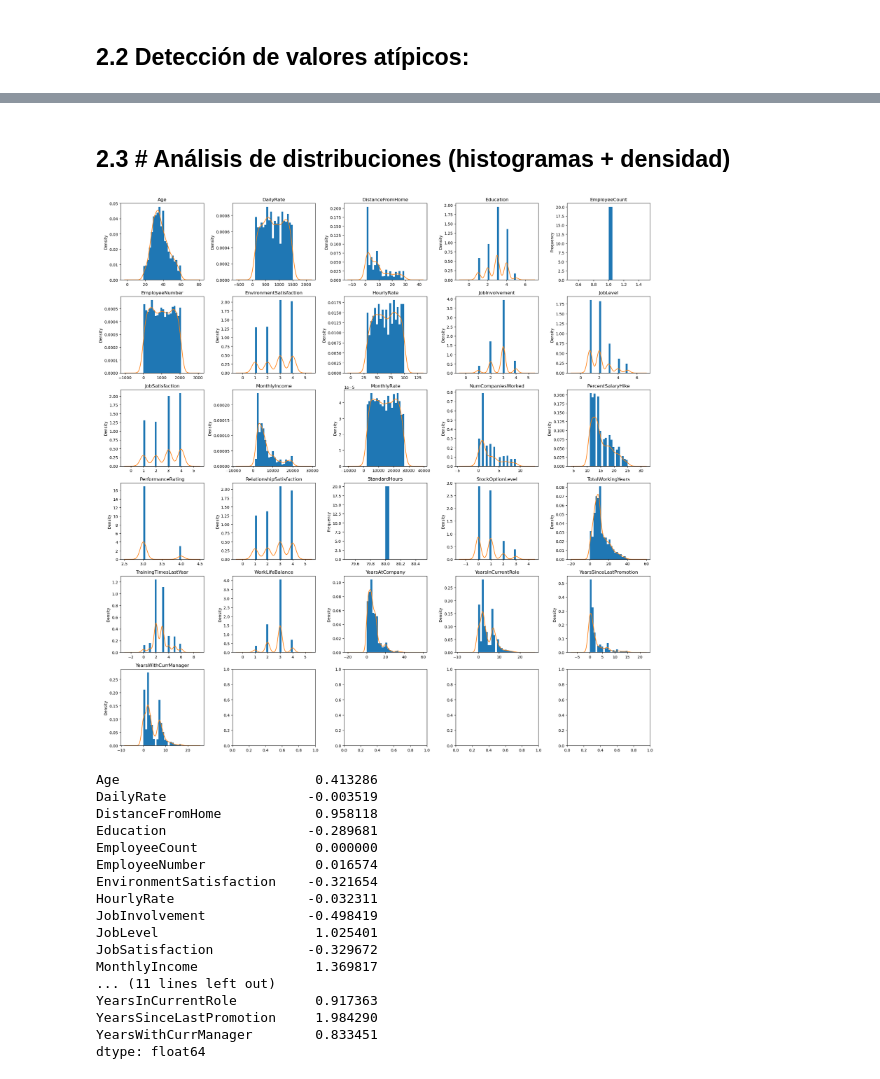
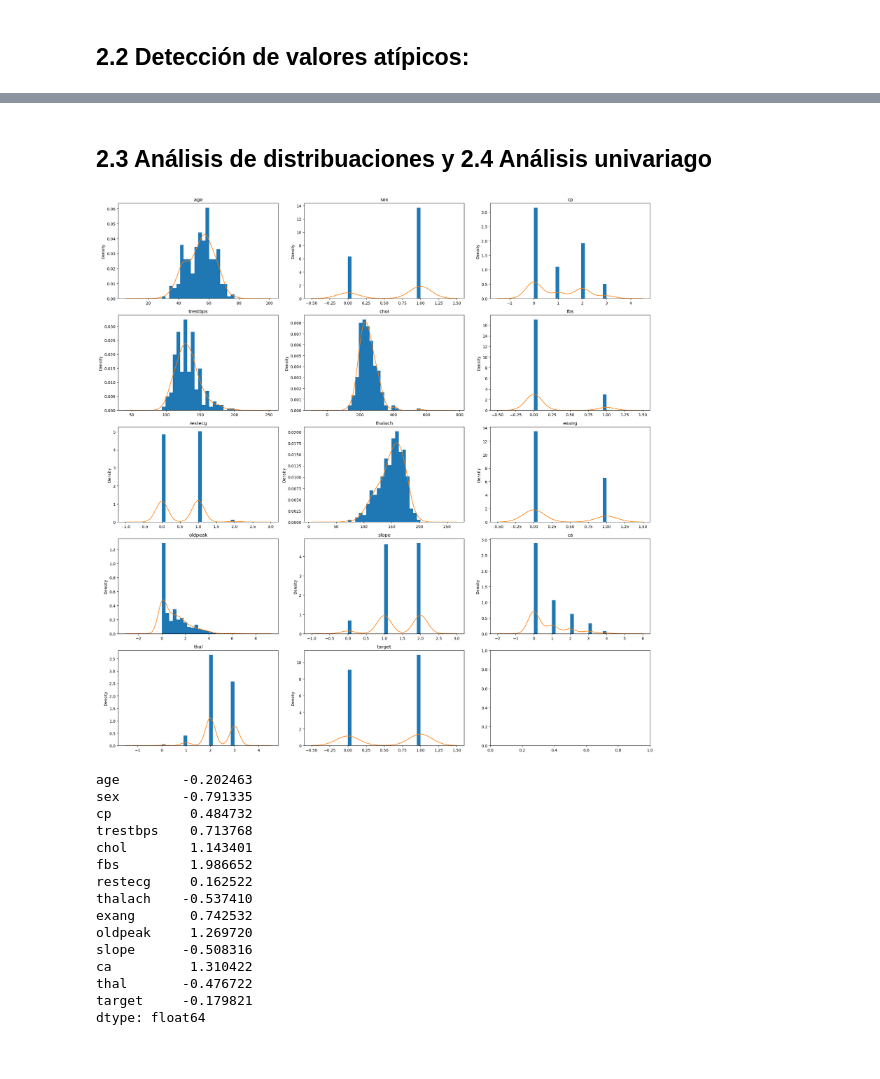
Before and after one commit to TiagoV69/analisis-datos-evento2-grupo7, a Jupyter notebook: 02_eda/02_eda_hr.ipynb, the cells around one changed output, grey strips where cells are left out. Cells and saved outputs as stored; diff of their text form; code cells hidden in the pictures.

Commit message:
Update funcionality EDA notebook and dataset.

```diff
--- a/02_eda/02_eda_hr.ipynb
+++ b/02_eda/02_eda_hr.ipynb
@@ -9,6 +11,6 @@ import os
 # %%
 #Captura de datos y visualización de los primeros registros.
-url_hr = "https://raw.githubusercontent.com/pplonski/datasets-for-start/refs/heads/master/employee_attrition/HR-Employee-Attrition-All.csv"
-df_hr = pd.read_csv(url_hr)
-print(df_hr.head())
-print(df_hr.shape)
+url_heart = "https://raw.githubusercontent.com/sharmaroshan/Heart-UCI-Dataset/master/heart.csv"
+df_heart = pd.read_csv(url_heart)
+print(df_heart.head())
+print(df_heart.shape)
@@ -77,8 +97,8 @@ Columnas constantes encontradas: ['EmployeeCount', 'Over18', 'StandardHours']
 # %%
 # Detección de valores atípicos.
 # Estadisticas descriptivas de variables numericas.
-numeric_cols = df_hr.select_dtypes(include="number").columns.tolist()
+numeric_cols = df_heart.select_dtypes(include="number").columns.tolist()
 print(f"Variables numericas disponibles: {numeric_cols}")
 print(len(numeric_cols))
-df_hr[numeric_cols].describe().round(2)
+df_heart[numeric_cols].describe().round(2)
 # %% [output]
@@ -97,17 +116,17 @@ Variables numericas disponibles: ['Age', 'DailyRate', 'DistanceFromHome', 'Educa
 # %%
-# Método estadístico 1: IQR (rango intercuartílico)
+# Implementación de la detección de outliers utilizando el método IQR (Interquartile Range).
 resumen_outliers_iqr = []
 for col in numeric_cols:
-    q1 = df_hr[col].quantile(0.25)
-    q3 = df_hr[col].quantile(0.75)
+    q1 = df_heart[col].quantile(0.25)
+    q3 = df_heart[col].quantile(0.75)
     iqr = q3 - q1
     limite_inferior = q1 - 1.5 * iqr
     limite_superior = q3 + 1.5 * iqr
-    outliers = df_hr[(df_hr[col] < limite_inferior) | (df_hr[col] > limite_superior)]
+    outliers = df_heart[(df_heart[col] < limite_inferior) | (df_heart[col] > limite_superior)]
     resumen_outliers_iqr.append({
         "columna": col,
         "outliers_iqr": len(outliers),
-        "porcentaje (%)": round(100 * len(outliers) / len(df_hr), 2)
+        "porcentaje (%)": round(100 * len(outliers) / len(df_heart), 2)
     })
 
 resumen_outliers_iqr = pd.DataFrame(resumen_outliers_iqr).sort_values(
@@ -145,11 +181,10 @@ dtype: int64
 # %%
-# Método gráfico: boxplots de las variables con más valores atípicos IQR
-columnas_a_graficar = resumen_outliers_iqr.head(6)["columna"].tolist()
-fig, axes = plt.subplots(2, 3, figsize=(14, 8))
-for ax, col in zip(axes.flatten(), columnas_a_graficar):
-    df_hr.boxplot(column=col, ax=ax)
+# Boxplots de las variables continuas.
+fig, axes = plt.subplots(1, len(columnas_continuas), figsize=(16, 4))
+for ax, col in zip(axes, columnas_continuas):
+    ax.boxplot(df_heart[col].dropna())
     ax.set_title(col)
+    ax.set_ylabel("Valor")
 plt.tight_layout()
-plt.savefig("boxplots_outliers.png", dpi=120)
 plt.show()
 # %% [output]
@@ -169,37 +229,35 @@ plt.show()
 # %% [markdown]
-## 2.3 # Análisis de distribuciones (histogramas + densidad)
+## 2.3 Análisis de distribuaciones y 2.4 Análisis univariago
 # %%
 # Análisis de distribuciones: histograma + densidad
-columnas_numericas = df_hr.select_dtypes(include=np.number).columns
-fig, axes = plt.subplots(nrows=6, ncols=5, figsize=(20, 20))
+columnas_numericas = df_heart.select_dtypes(include=np.number).columns
+fig, axes = plt.subplots(nrows=5, ncols=3, figsize=(20, 20))
 axes = axes.flatten()
 
 for ax, col in zip(axes, columnas_numericas):
-    df_hr[col].plot(kind="hist", bins=20, density=True, ax=ax, title=col)
-    if df_hr[col].std() > 0:
-        df_hr[col].plot(kind="kde", ax=ax)
+    df_heart[col].plot(kind="hist", bins=20, density=True, ax=ax, title=col)
+    if df_heart[col].std() > 0:
+        df_heart[col].plot(kind="kde", ax=ax)
 
 plt.tight_layout()
 plt.show()
 
 # Sesgo de cada variable (se identifica posibles transformaciones necesarias)
-print(df_hr[columnas_numericas].skew())
+print(df_heart[columnas_numericas].skew())
 # %% [output]
-[figure, old version]
+[figure, new version]
-Age                         0.413286
-DailyRate                  -0.003519
-DistanceFromHome            0.958118
-Education                  -0.289681
-EmployeeCount               0.000000
-EmployeeNumber              0.016574
-EnvironmentSatisfaction    -0.321654
-HourlyRate                 -0.032311
-JobInvolvement             -0.498419
-JobLevel                    1.025401
-JobSatisfaction            -0.329672
-MonthlyIncome               1.369817
-... (11 lines left out)
-YearsInCurrentRole          0.917363
-YearsSinceLastPromotion     1.984290
-YearsWithCurrManager        0.833451
+age        -0.202463
+sex        -0.791335
+cp          0.484732
+trestbps    0.713768
+chol        1.143401
+fbs         1.986652
+restecg     0.162522
+thalach    -0.537410
+exang       0.742532
+oldpeak     1.269720
+slope      -0.508316
+ca          1.310422
+thal       -0.476722
+target     -0.179821
 dtype: float64
```
Also changed, not shown: parts of 18 cells of this notebook.
